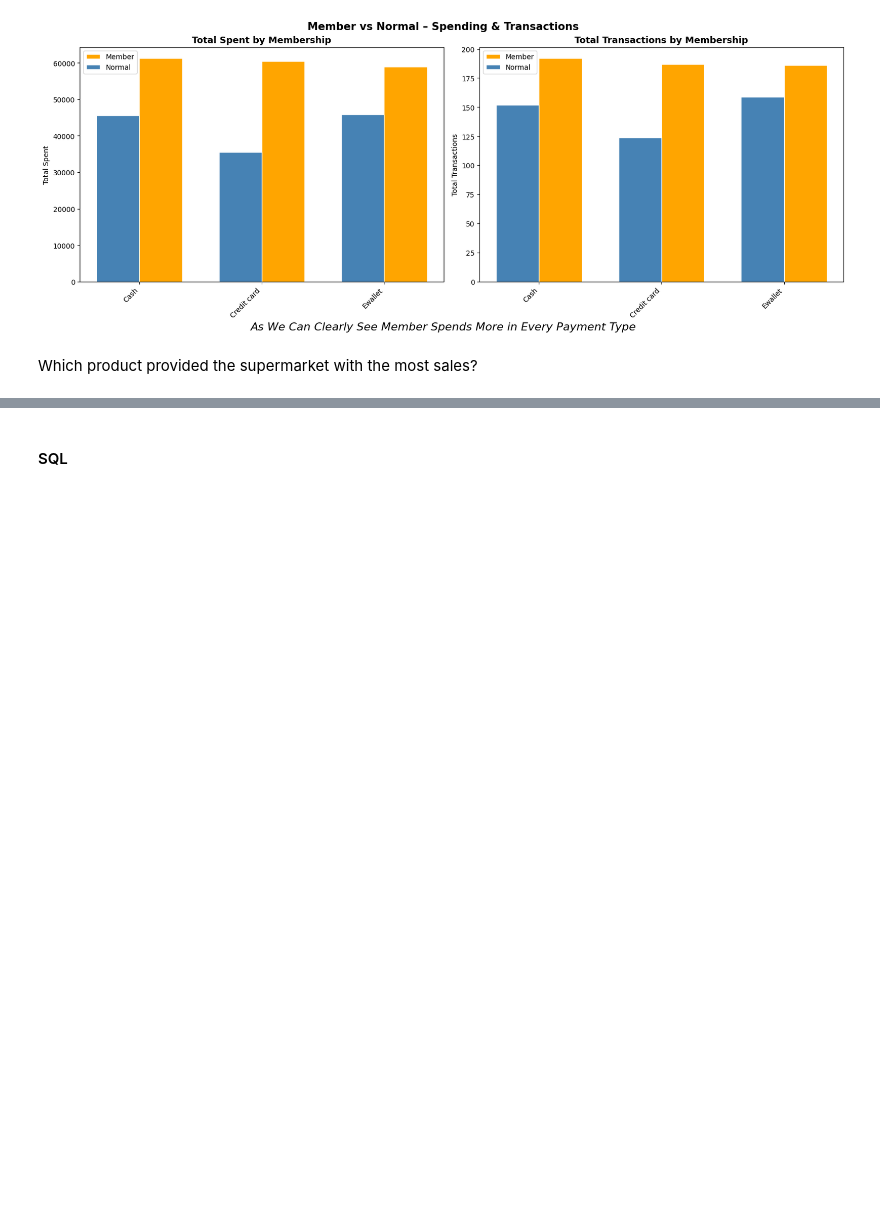
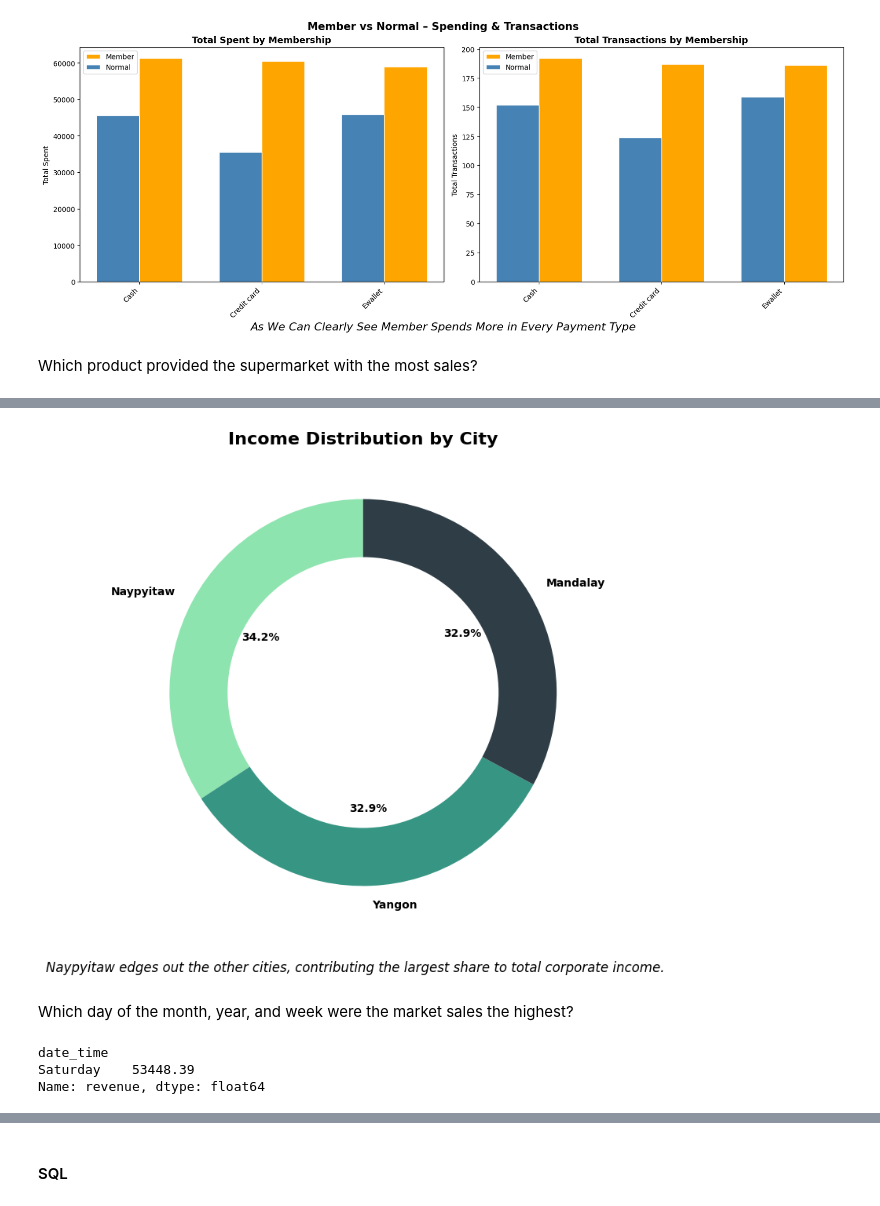
Before and after one commit to Kunal-singh-99/SuperMarket-Analysis, a Jupyter notebook: Analysis.ipynb, the cells around one changed output, grey strips where cells are left out. Saved outputs shown, nothing was run; the diff lists cells and outputs as text; code cells hidden in the pictures; blank space fills up the shorter version.

```diff
--- a/Analysis.ipynb
+++ b/Analysis.ipynb
@@ -389,0 +372,4 @@ plt.show()
+# %%
+result=df.groupby('city').agg(
+    Gross_income_Per_City = ('gross_income','sum')
+).sort_values(by='Gross_income_Per_City',ascending=False)
@@ -389,0 +382,20 @@ plt.show()
+# %%
+fig, ax = plt.subplots(figsize=(8, 8))
+
+colors = ['#8EE4AF', '#379683', '#2F3E46']
+wedges, texts, autotexts = ax.pie(result['Gross_income_Per_City'], labels=result.index, autopct='%1.1f%%',
+                                  colors=colors, startangle=90, textprops=dict(color="black", fontweight='bold'))
+
+centre_circle = plt.Circle((0,0), 0.70, fc='white')
+fig.gca().add_artist(centre_circle)
+
+plt.title('Income Distribution by City', fontsize=16, fontweight='bold', color='black')
+
+insight = "Naypyitaw edges out the other cities, contributing the largest share to total corporate income."
+plt.figtext(0.5, 0.05, insight, ha="center", fontsize=12, fontstyle="italic", color="black")
+
+plt.show()
+# %% [output]
+[figure, added]
+# %% [markdown]
+Which day of the month, year, and week were the market sales the highest?
@@ -389,0 +404,6 @@ plt.show()
+# %%
+result.sort_values(ascending=False).head(1)
+# %% [output]
+date_time
+Saturday    53448.39
+Name: revenue, dtype: float64
```
Also changed, not shown: parts of 18 cells of this notebook.
